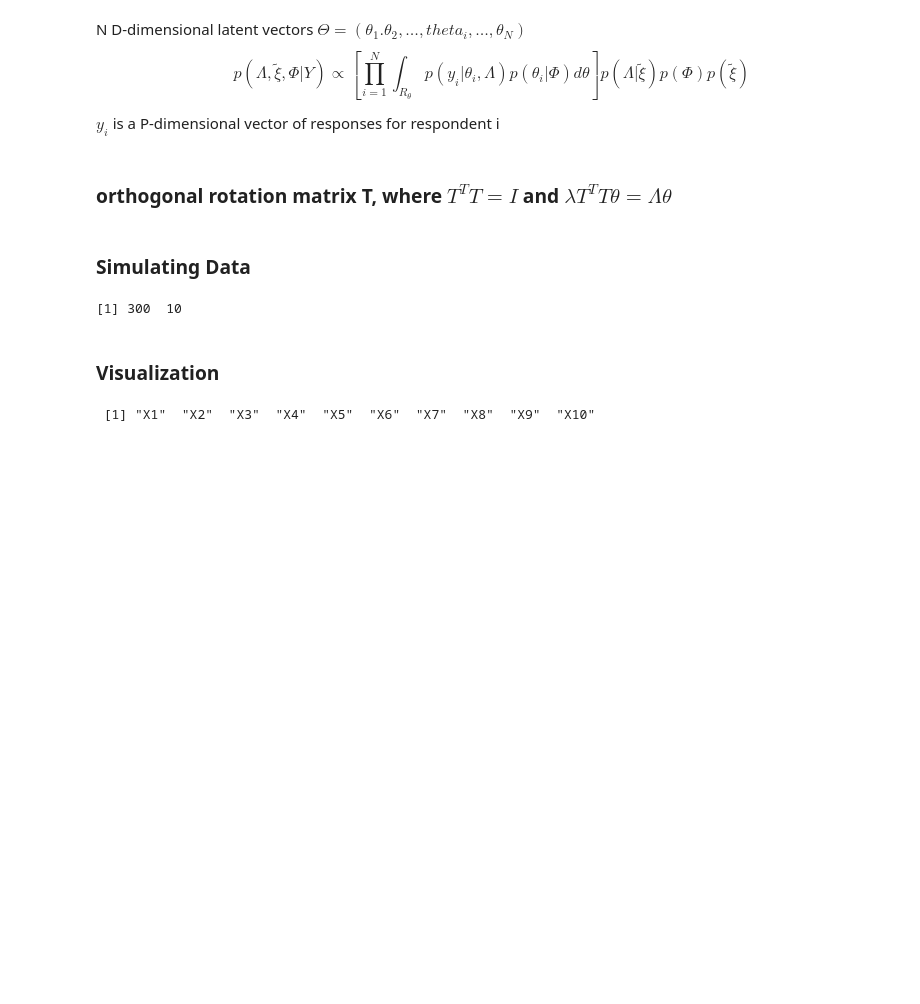
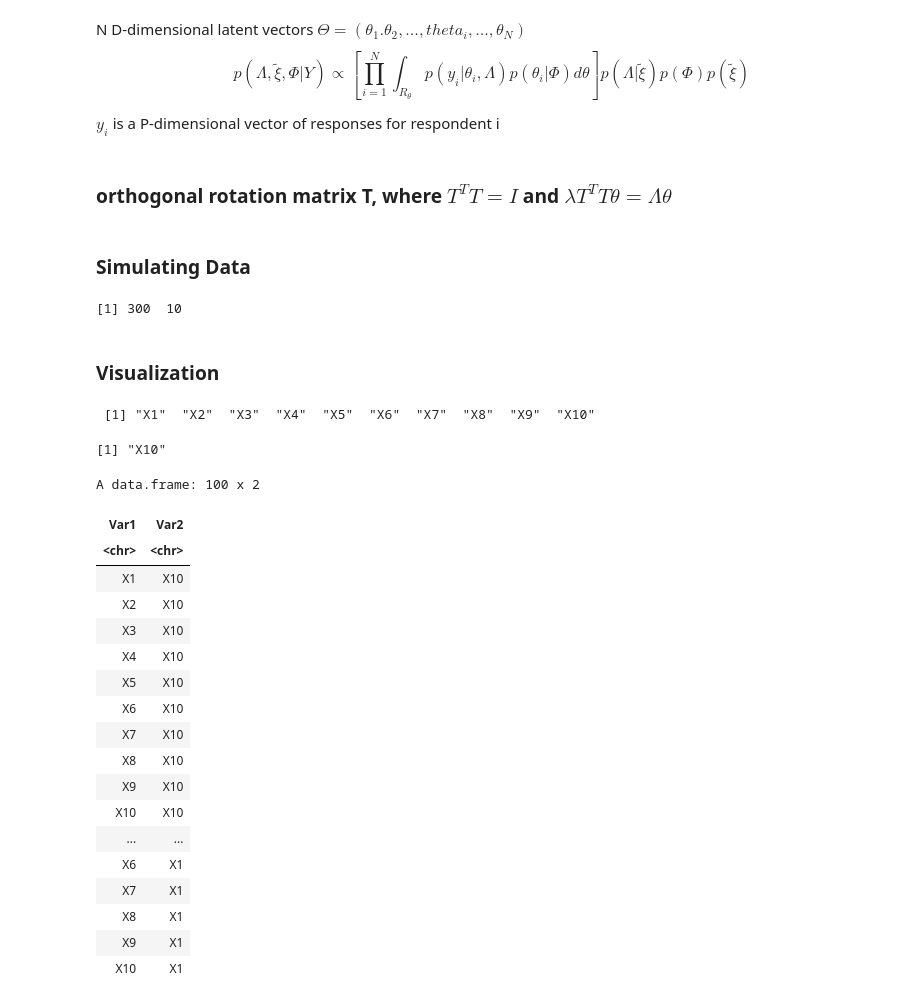
Before and after one commit to hublun/Stan, a Jupyter notebook: Factorization/Factor_Analysis.ipynb, the cells around one changed output. Cells and saved outputs as stored; diff of their text form; code cells hidden in the pictures; blank space fills up the shorter version.

```diff
--- a/Factorization/Factor_Analysis.ipynb
+++ b/Factorization/Factor_Analysis.ipynb
@@ -81,6 +81,32 @@ names(df)[1:P]
 tools <- c("pan", "wheel_zoom", "resize", "reset")
 # %%
 nms <- expand.grid(names(df)[1:P], rev(names(df)[1:P]), stringsAsFactors = FALSE)
+# %%
+nms$Var2[1]
+# %% [output]
+[1] "X10"
+# %%
+nms
+# %% [output]
+A data.frame: 100 x 2
+| Var1 | Var2 |
+| <chr> | <chr> |
+| X1 | X10 |
+| X2 | X10 |
+| X3 | X10 |
+| X4 | X10 |
+| X5 | X10 |
+| X6 | X10 |
+| X7 | X10 |
+| X8 | X10 |
+| X9 | X10 |
+| X10 | X10 |
+| ... | ... |
+| X6 | X1 |
+| X7 | X1 |
+| X8 | X1 |
+| X9 | X1 |
+| X10 | X1 |
 # %%
 nms$yaxis <- rep(c(TRUE, rep(FALSE, P-1)), P)
 nms$xaxis <- c(rep(FALSE, (P-1)*P), rep(TRUE, P))
```
Also changed, not shown: parts of 7 cells of this notebook.
